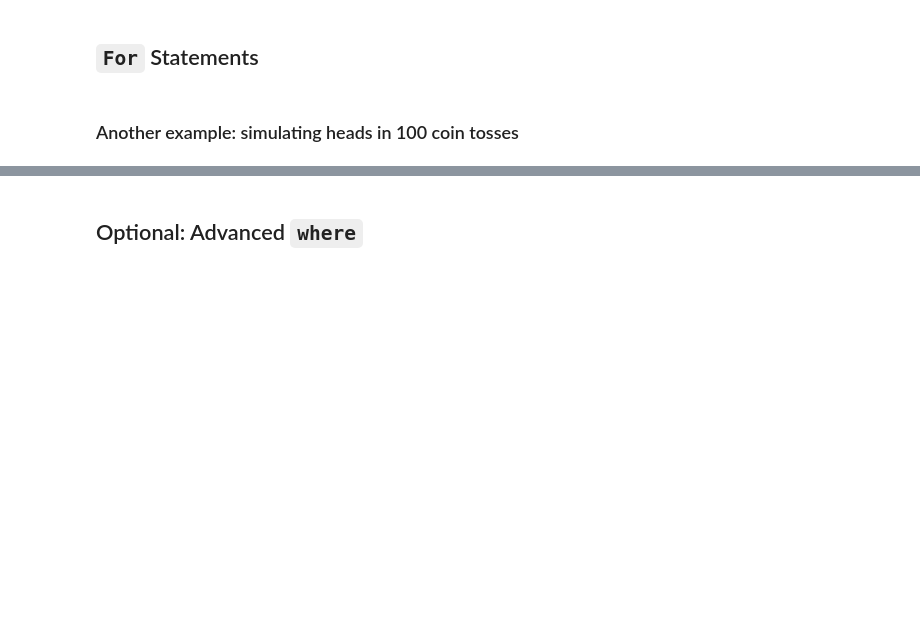
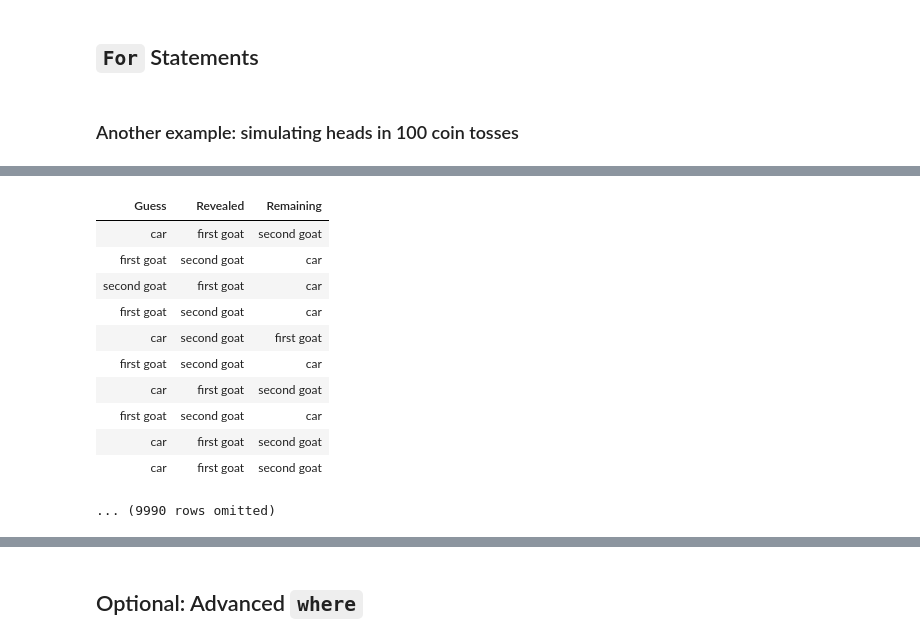
Before and after one commit to austinmohrnwu/24-fall-intro, a Jupyter notebook: lec08/lec08.ipynb, the cells around one changed output, grey strips where cells are left out. Drawn from its saved outputs; the diff is of its cells as text; code cells hidden in the pictures; blank space fills up the shorter version.

```diff
--- a/lec08/lec08.ipynb
+++ b/lec08/lec08.ipynb
@@ -324,0 +327,24 @@ heads.hist(bins = np.arange(29.5, 70.6))
+# %%
+goats = make_array('first goat', 'second goat')
+
+def other_goat(x):
+    if x == 'first goat':
+        return 'second goat'
+    elif x == 'second goat':
+        return 'first goat'
+
+def monty_hall_game():
+    """Return
+    [contestant's guess, what Monty reveals, what remains behind the other door]"""
+
+    contestant_guess = np.random.choice(make_array('first goat', 'second goat', 'car'))
+
+    if contestant_guess == 'first goat':
+        return [contestant_guess, 'second goat', 'car']
+
+    if contestant_guess == 'second goat':
+        return [contestant_guess, 'first goat', 'car']
+
+    if contestant_guess == 'car':
+        revealed = np.random.choice(goats)
+        return [contestant_guess, revealed, other_goat(revealed)]
@@ -324,0 +365,24 @@ heads.hist(bins = np.arange(29.5, 70.6))
+# %%
+# empty collection table
+games = Table(['Guess', 'Revealed', 'Remaining'])
+
+# Play the game 10000 times and
+# record the results in the table games
+
+for i in np.arange(10000):
+    games.append(monty_hall_game())
+
+games.show(10)
+# %% [output]
+| Guess | Revealed | Remaining |
+| car | first goat | second goat |
+| first goat | second goat | car |
+| second goat | first goat | car |
+| first goat | second goat | car |
+| car | second goat | first goat |
+| first goat | second goat | car |
+| car | first goat | second goat |
+| first goat | second goat | car |
+| car | first goat | second goat |
+| car | first goat | second goat |
+... (9990 rows omitted)
```
Also changed, not shown: parts of 5 cells of this notebook.
